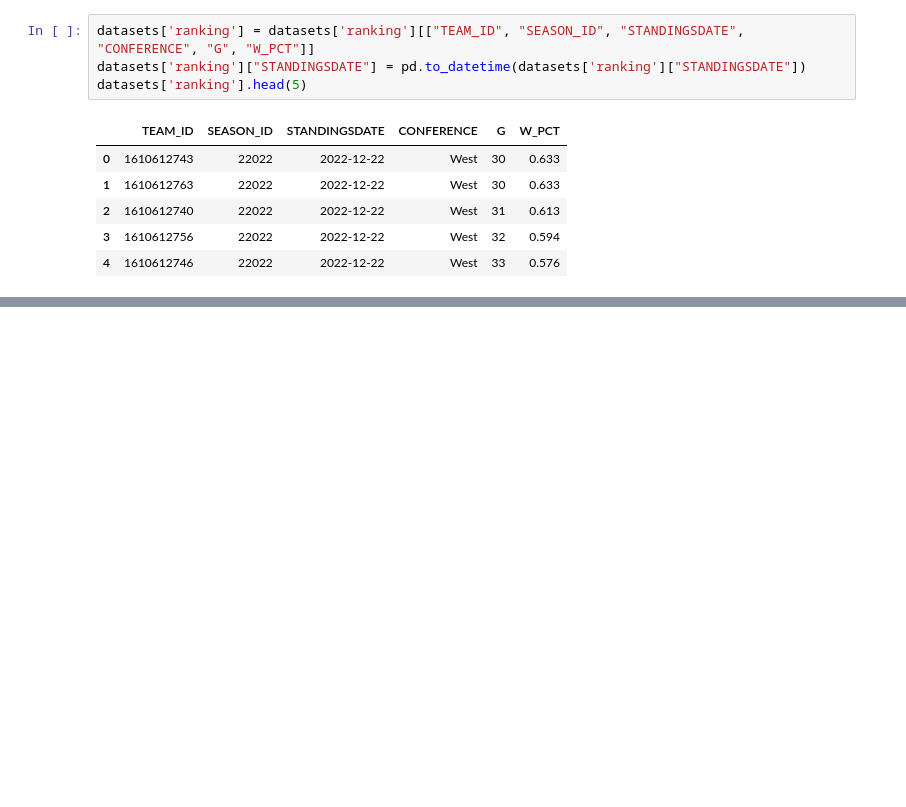
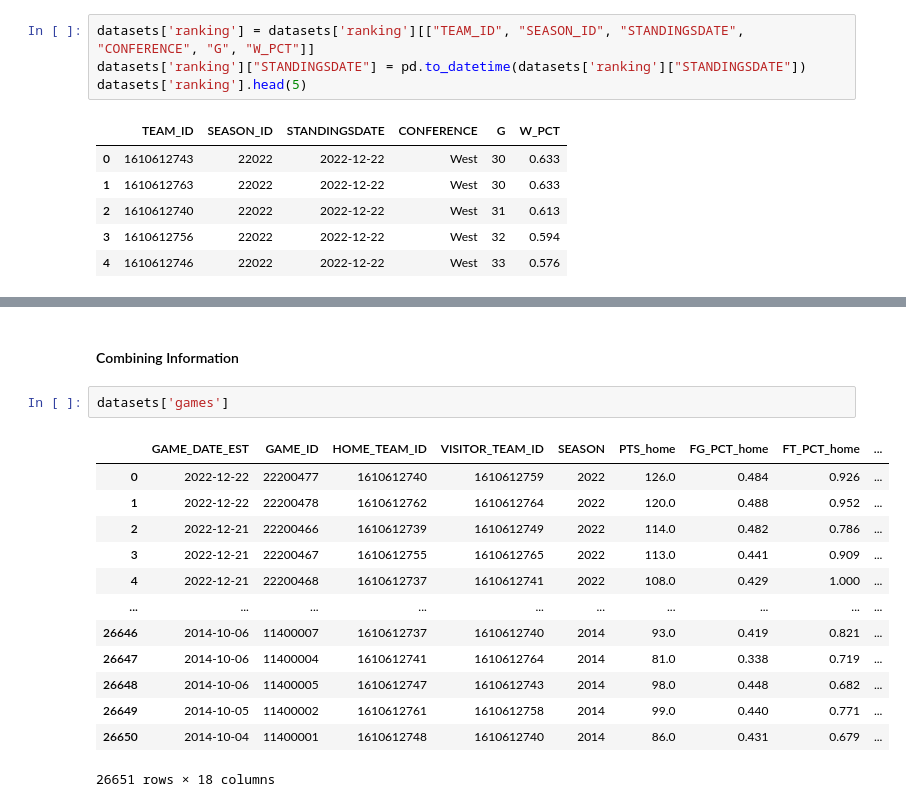
Before and after one commit to musjawai/data102-final-project, a Jupyter notebook: predictors.ipynb, the cells around one changed output, grey strips where cells are left out. Drawn from its saved outputs; the diff is of its cells as text; blank space fills up the shorter version.

```diff
--- a/predictors.ipynb
+++ b/predictors.ipynb
@@ -74,0 +80,18 @@ TypeError: unhashable type: 'list'
+# %% [markdown]
+#### Combining Information
+# %%
+datasets['games']
+# %% [output]
+|  | GAME_DATE_EST | GAME_ID | HOME_TEAM_ID | VISITOR_TEAM_ID | SEASON | PTS_home | FG_PCT_home | FT_PCT_home | ... |
+| 0 | 2022-12-22 | 22200477 | 1610612740 | 1610612759 | 2022 | 126.0 | 0.484 | 0.926 | ... |
+| 1 | 2022-12-22 | 22200478 | 1610612762 | 1610612764 | 2022 | 120.0 | 0.488 | 0.952 | ... |
+| 2 | 2022-12-21 | 22200466 | 1610612739 | 1610612749 | 2022 | 114.0 | 0.482 | 0.786 | ... |
+| 3 | 2022-12-21 | 22200467 | 1610612755 | 1610612765 | 2022 | 113.0 | 0.441 | 0.909 | ... |
+| 4 | 2022-12-21 | 22200468 | 1610612737 | 1610612741 | 2022 | 108.0 | 0.429 | 1.000 | ... |
+| ... | ... | ... | ... | ... | ... | ... | ... | ... | ... |
+| 26646 | 2014-10-06 | 11400007 | 1610612737 | 1610612740 | 2014 | 93.0 | 0.419 | 0.821 | ... |
+| 26647 | 2014-10-06 | 11400004 | 1610612741 | 1610612764 | 2014 | 81.0 | 0.338 | 0.719 | ... |
+| 26648 | 2014-10-06 | 11400005 | 1610612747 | 1610612743 | 2014 | 98.0 | 0.448 | 0.682 | ... |
+| 26649 | 2014-10-05 | 11400002 | 1610612761 | 1610612758 | 2014 | 99.0 | 0.440 | 0.771 | ... |
+| 26650 | 2014-10-04 | 11400001 | 1610612748 | 1610612740 | 2014 | 86.0 | 0.431 | 0.679 | ... |
+26651 rows × 18 columns
```
Also changed, not shown: parts of 4 cells of this notebook.
